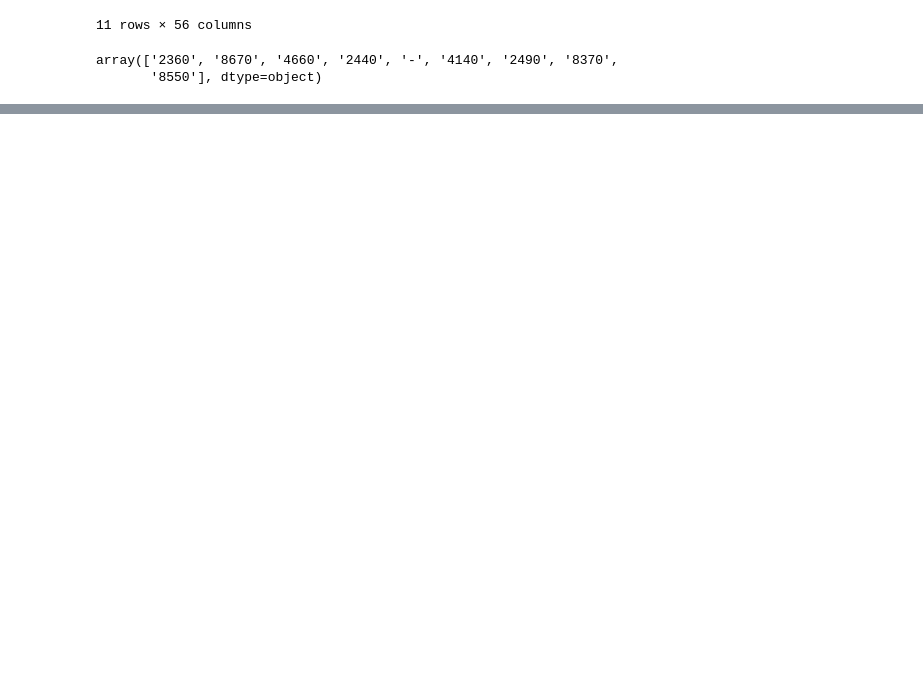
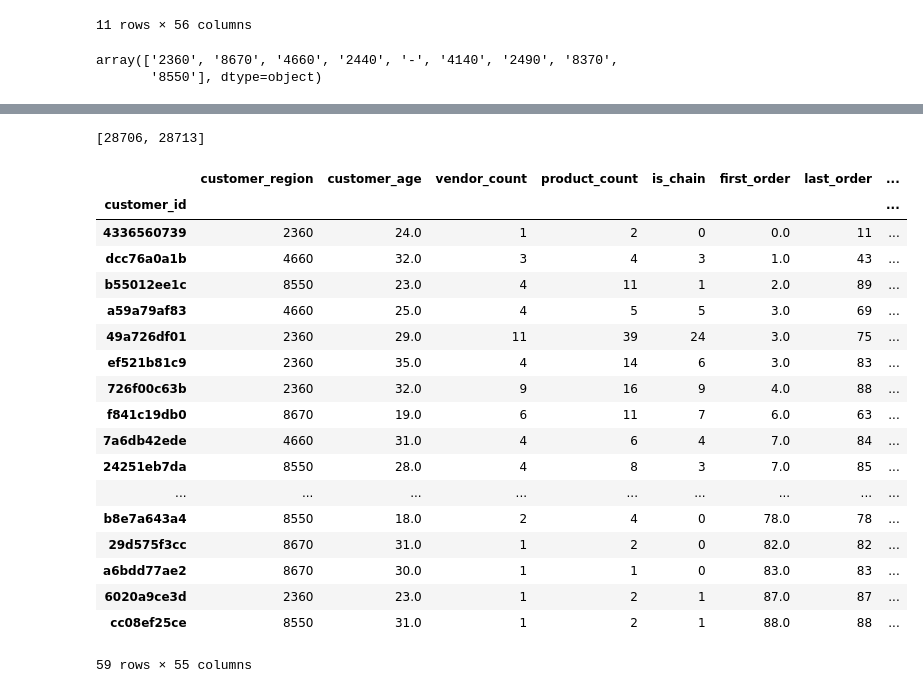
Before and after one commit to MiguelMangerona/Data-Mining-Project, a Jupyter notebook: DM2425_Part1_56.ipynb, the cells around one changed output, grey strips where cells are left out. Drawn from its saved outputs; the diff is of its cells as text; code cells hidden in the pictures; blank space fills up the shorter version.

```diff
--- a/DM2425_Part1_56.ipynb
+++ b/DM2425_Part1_56.ipynb
@@ -96,0 +133,32 @@ array(['2360', '8670', '4660', '2440', '-', '4140', '2490', '8370',
+# %%
+claimMode = df['customer_id'].mode()
+claimDateModeIndex = list(df[df['customer_id'] == claimMode[0]].index)
+claimDateModeIndex
+# %% [output]
+[28706, 28713]
+# %%
+df.drop(claimDateModeIndex, inplace=True)
+# %%
+df.set_index('customer_id', inplace=True) #o customer id ficou defenido como index a partir de agora para ser mais fácil
+# %%
+df[df.duplicated()==True]
+# %% [output]
+|  | customer_region | customer_age | vendor_count | product_count | is_chain | first_order | last_order | ... |
+| customer_id |  |  |  |  |  |  |  | ... |
+| 4336560739 | 2360 | 24.0 | 1 | 2 | 0 | 0.0 | 11 | ... |
+| dcc76a0a1b | 4660 | 32.0 | 3 | 4 | 3 | 1.0 | 43 | ... |
+| b55012ee1c | 8550 | 23.0 | 4 | 11 | 1 | 2.0 | 89 | ... |
+| a59a79af83 | 4660 | 25.0 | 4 | 5 | 5 | 3.0 | 69 | ... |
+| 49a726df01 | 2360 | 29.0 | 11 | 39 | 24 | 3.0 | 75 | ... |
+| ef521b81c9 | 2360 | 35.0 | 4 | 14 | 6 | 3.0 | 83 | ... |
+| 726f00c63b | 2360 | 32.0 | 9 | 16 | 9 | 4.0 | 88 | ... |
+| f841c19db0 | 8670 | 19.0 | 6 | 11 | 7 | 6.0 | 63 | ... |
+| 7a6db42ede | 4660 | 31.0 | 4 | 6 | 4 | 7.0 | 84 | ... |
+| 24251eb7da | 8550 | 28.0 | 4 | 8 | 3 | 7.0 | 85 | ... |
+| ... | ... | ... | ... | ... | ... | ... | ... | ... |
+| b8e7a643a4 | 8550 | 18.0 | 2 | 4 | 0 | 78.0 | 78 | ... |
+| 29d575f3cc | 8670 | 31.0 | 1 | 2 | 0 | 82.0 | 82 | ... |
+| a6bdd77ae2 | 8670 | 30.0 | 1 | 1 | 0 | 83.0 | 83 | ... |
+| 6020a9ce3d | 2360 | 23.0 | 1 | 2 | 1 | 87.0 | 87 | ... |
+| cc08ef25ce | 8550 | 31.0 | 1 | 2 | 1 | 88.0 | 88 | ... |
+59 rows × 55 columns
```
Also changed, not shown: parts of 4 cells of this notebook.
